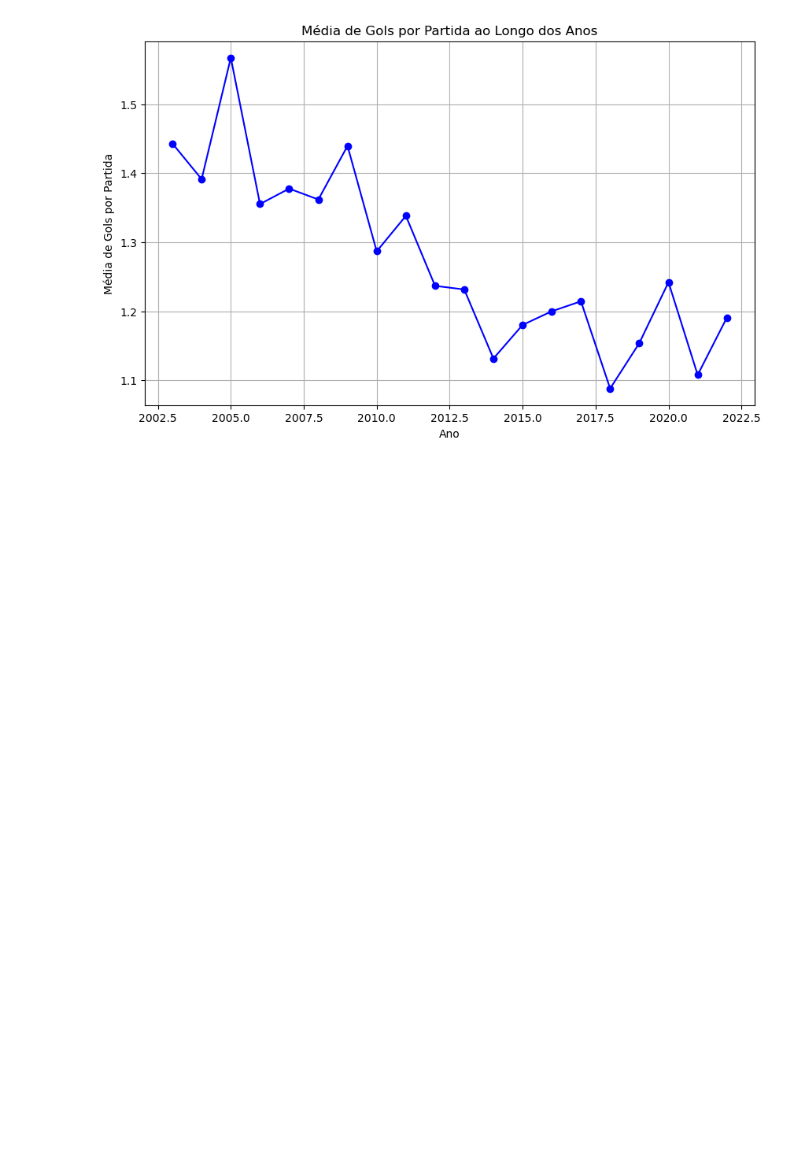
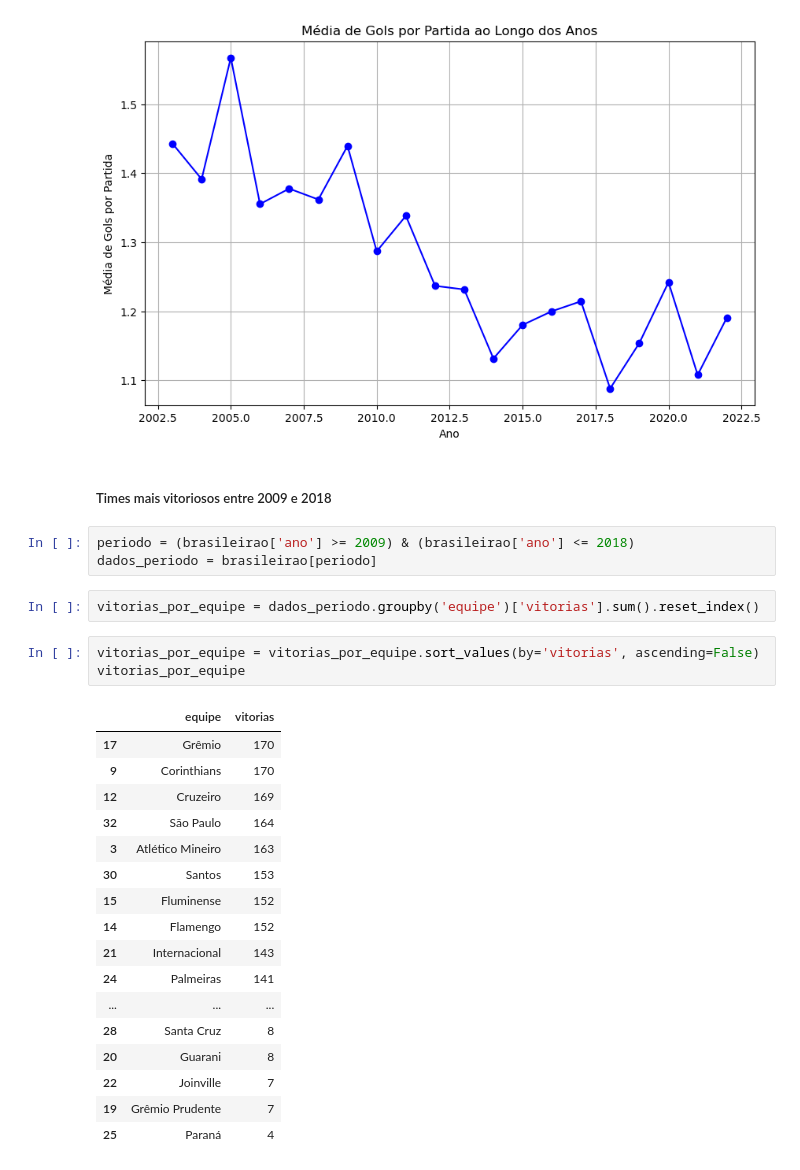
Before and after one commit to thiagooliveirt/Campeonato-Brasileiro-2003-a-2022, a Jupyter notebook: brasileirao.ipynb, the cells around one changed output. Saved outputs shown, nothing was run; the diff lists cells and outputs as text; blank space fills up the shorter version.

```diff
--- a/brasileirao.ipynb
+++ b/brasileirao.ipynb
@@ -546,3 +533,31 @@ plt.grid(True)
 plt.show()
 # %% [output]
 [figure]
+# %% [markdown]
+<h5>Times mais vitoriosos entre 2009 e 2018</h5>
+# %%
+periodo = (brasileirao['ano'] >= 2009) & (brasileirao['ano'] <= 2018)
+dados_periodo = brasileirao[periodo]
+# %%
+vitorias_por_equipe = dados_periodo.groupby('equipe')['vitorias'].sum().reset_index()
+# %%
+vitorias_por_equipe = vitorias_por_equipe.sort_values(by='vitorias', ascending=False)
+vitorias_por_equipe
+# %% [output]
+|  | equipe | vitorias |
+| 17 | Grêmio | 170 |
+| 9 | Corinthians | 170 |
+| 12 | Cruzeiro | 169 |
+| 32 | São Paulo | 164 |
+| 3 | Atlético Mineiro | 163 |
+| 30 | Santos | 153 |
+| 15 | Fluminense | 152 |
+| 14 | Flamengo | 152 |
+| 21 | Internacional | 143 |
+| 24 | Palmeiras | 141 |
+| ... | ... | ... |
+| 28 | Santa Cruz | 8 |
+| 20 | Guarani | 8 |
+| 22 | Joinville | 7 |
+| 19 | Grêmio Prudente | 7 |
+| 25 | Paraná | 4 |
```
Also changed, not shown: parts of 8 cells of this notebook.
